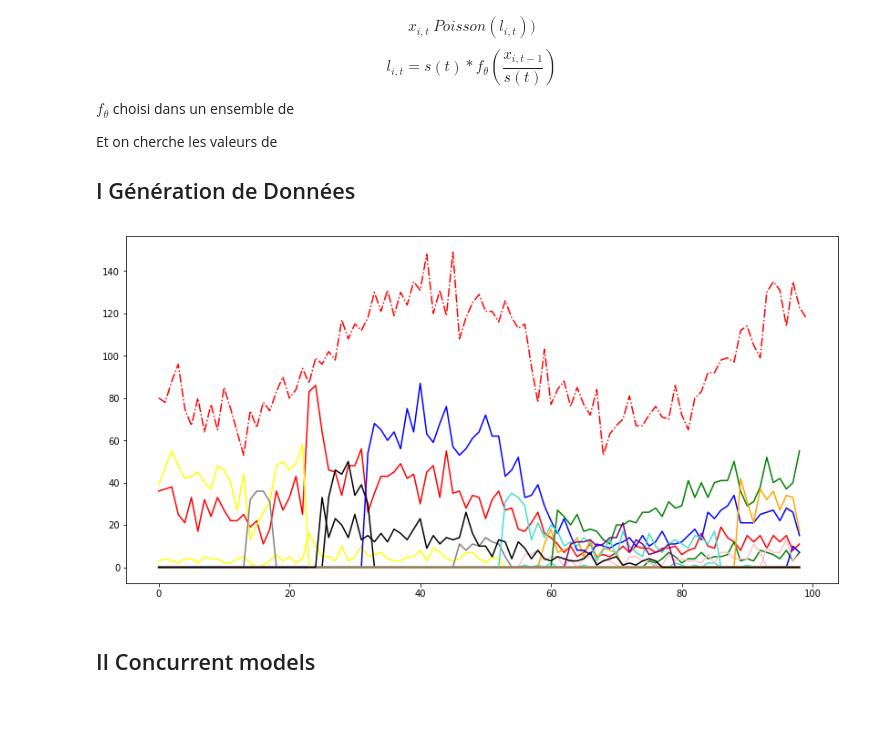
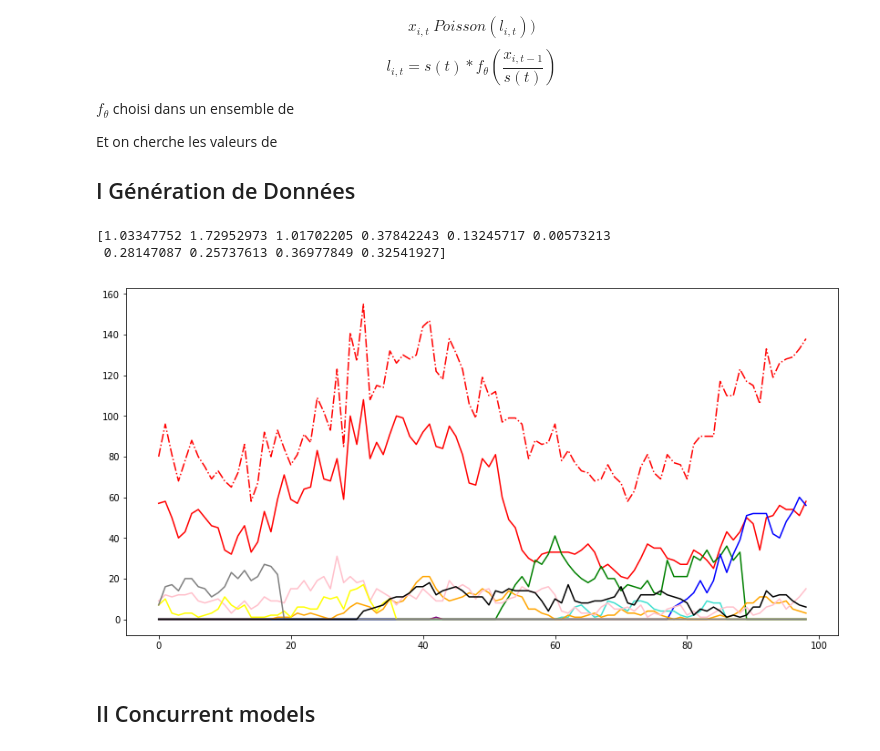
Before and after one commit to garnier94/ConcurrentRegression, a Jupyter notebook: Test modèles matrices.ipynb, the cells around one changed output. Cells and saved outputs as stored; diff of their text form; code cells hidden in the pictures; blank space fills up the shorter version.

```diff
--- a/Test modèles matrices.ipynb
+++ b/Test modèles matrices.ipynb
@@ -20,18 +22,23 @@ Et on cherche les valeurs de
 
 ## I Génération de Données
 # %%
-M = 20
+M = 10
 T = 140
-al = 1
-bet = 100
-f_init = lambda x: al *x +bet
+al = 15
+bet = 1
+f_init = lambda x: al *x+bet
 f_init_vect = np.vectorize(f_init)
+np.random.seed(8)
 # %%
 from math import exp, log, sin,pi,cos
 
-season_t =[100+  int(30 *cos(pi/30 * t)) for t in range(T)]
+season_t =[100+  int(30 *cos(pi/30 * t)) for t in range(T+3)]
 # %%
 weight = np.random.exponential(0.5, size = M)
+print(weight)
+# %% [output]
+[1.03347752 1.72952973 1.01702205 0.37842243 0.13245717 0.00573213
+ 0.28147087 0.25737613 0.36977849 0.32541927]
 # %%
 mask = np.zeros((M,T))
 for i in range(1,M):
@@ -46,19 +53,19 @@ X_cur =  weight * mask[:,0] * season_t[0] /sum(weight * mask[:,0])
 for i in range(T):
     x_list.append(X_cur.copy())
     Xsum =  f_init_vect( X_cur/(season_t[i]* weight)).dot( mask[:,i] * weight)
-    X_cur = mask[:,i] *  np.random.poisson(season_t[i] * f_init_vect(X_cur/(season_t[i]* weight)) * weight/Xsum, M)
+    X_cur = mask[:,i] *  np.random.poisson(season_t[i+1] * f_init_vect(X_cur/(season_t[i]* weight)) * weight/Xsum, M)
 
 data_mat = np.concatenate(x_list).reshape(T,M)
 data_mat = data_mat[20:-20,:]
-season_t = season_t[20:-20]
+season_t = season_t[20:-21]
 T = T-40
 # %%
 plt.figure(figsize=(14, 7))
 plt.gca().set_prop_cycle('color', ['red', 'green', 'blue', 'turquoise','orange', 'purple', 'pink','yellow', 'grey','black'])
 plt.plot(data_mat[1:,:])
-plt.plot(data_mat.sum(axis=1), '-.')
+plt.plot(data_mat[1:,:].sum(axis=1), '-.')
 plt.show()
 # %% [output]
-[figure, old version]
+[figure, new version]
 # %% [markdown]
 ## II Concurrent models
```
Also changed, not shown: parts of 13 cells of this notebook, 2 other files.
